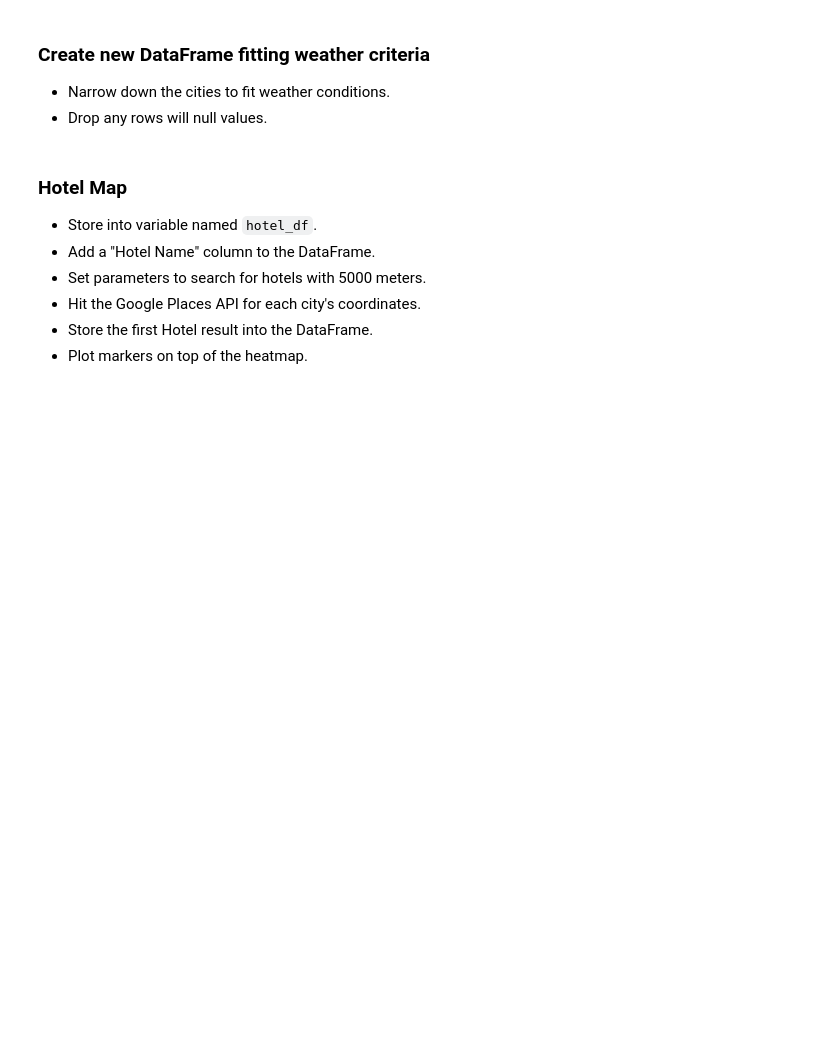
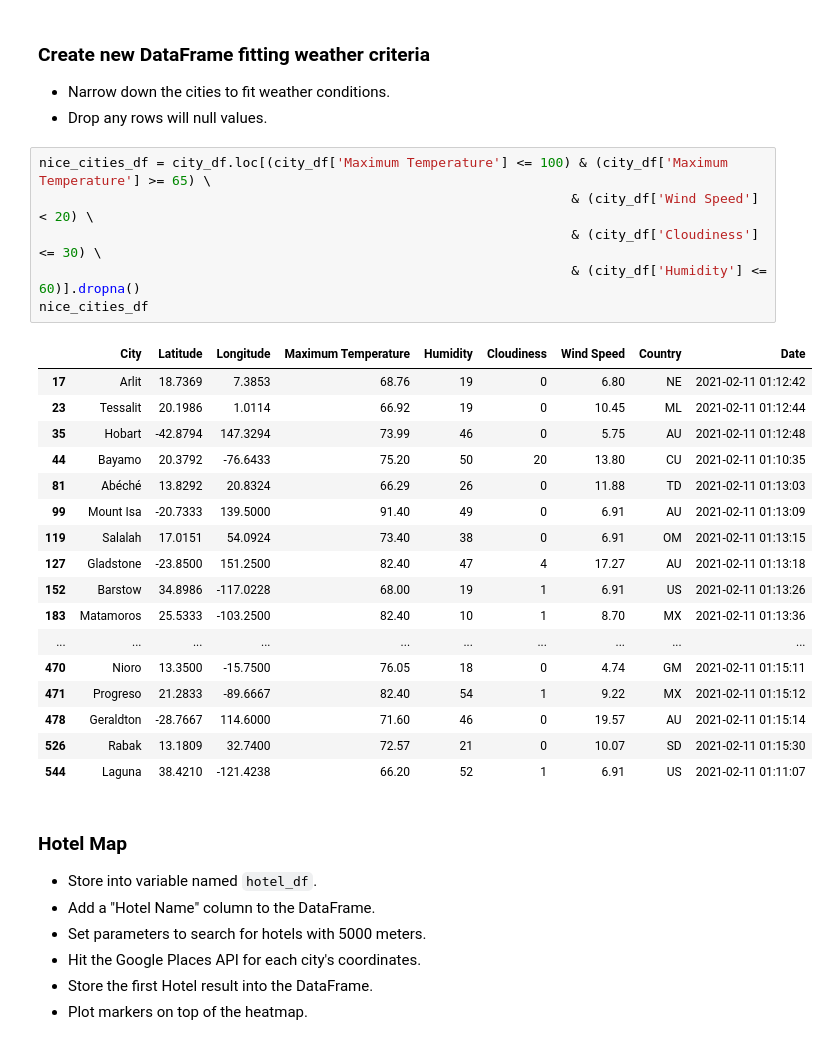
Before and after one commit to mrryanlittle/python-api-challenge, a Jupyter notebook: VacationPy/VacationPy.ipynb, the cells around one changed output. Cells and saved outputs as stored; diff of their text form; blank space fills up the shorter version.

```diff
--- a/VacationPy/VacationPy.ipynb
+++ b/VacationPy/VacationPy.ipynb
@@ -40,6 +48,30 @@ city_df.head()
 ### Create new DataFrame fitting weather criteria
 * Narrow down the cities to fit weather conditions.
 * Drop any rows will null values.
+# %%
+nice_cities_df = city_df.loc[(city_df['Maximum Temperature'] <= 100) & (city_df['Maximum Temperature'] >= 65) \
+                                                                    & (city_df['Wind Speed'] < 20) \
+                                                                    & (city_df['Cloudiness'] <= 30) \
+                                                                    & (city_df['Humidity'] <= 60)].dropna()
+nice_cities_df
+# %% [output]
+|  | City | Latitude | Longitude | Maximum Temperature | Humidity | Cloudiness | Wind Speed | Country | Date |
+| 17 | Arlit | 18.7369 | 7.3853 | 68.76 | 19 | 0 | 6.80 | NE | 2021-02-11 01:12:42 |
+| 23 | Tessalit | 20.1986 | 1.0114 | 66.92 | 19 | 0 | 10.45 | ML | 2021-02-11 01:12:44 |
+| 35 | Hobart | -42.8794 | 147.3294 | 73.99 | 46 | 0 | 5.75 | AU | 2021-02-11 01:12:48 |
+| 44 | Bayamo | 20.3792 | -76.6433 | 75.20 | 50 | 20 | 13.80 | CU | 2021-02-11 01:10:35 |
+| 81 | Abéché | 13.8292 | 20.8324 | 66.29 | 26 | 0 | 11.88 | TD | 2021-02-11 01:13:03 |
+| 99 | Mount Isa | -20.7333 | 139.5000 | 91.40 | 49 | 0 | 6.91 | AU | 2021-02-11 01:13:09 |
+| 119 | Salalah | 17.0151 | 54.0924 | 73.40 | 38 | 0 | 6.91 | OM | 2021-02-11 01:13:15 |
+| 127 | Gladstone | -23.8500 | 151.2500 | 82.40 | 47 | 4 | 17.27 | AU | 2021-02-11 01:13:18 |
+| 152 | Barstow | 34.8986 | -117.0228 | 68.00 | 19 | 1 | 6.91 | US | 2021-02-11 01:13:26 |
+| 183 | Matamoros | 25.5333 | -103.2500 | 82.40 | 10 | 1 | 8.70 | MX | 2021-02-11 01:13:36 |
+| ... | ... | ... | ... | ... | ... | ... | ... | ... | ... |
+| 470 | Nioro | 13.3500 | -15.7500 | 76.05 | 18 | 0 | 4.74 | GM | 2021-02-11 01:15:11 |
+| 471 | Progreso | 21.2833 | -89.6667 | 82.40 | 54 | 1 | 9.22 | MX | 2021-02-11 01:15:12 |
+| 478 | Geraldton | -28.7667 | 114.6000 | 71.60 | 46 | 0 | 19.57 | AU | 2021-02-11 01:15:14 |
+| 526 | Rabak | 13.1809 | 32.7400 | 72.57 | 21 | 0 | 10.07 | SD | 2021-02-11 01:15:30 |
+| 544 | Laguna | 38.4210 | -121.4238 | 66.20 | 52 | 1 | 6.91 | US | 2021-02-11 01:11:07 |
 # %% [markdown]
 ### Hotel Map
 * Store into variable named `hotel_df`.
```
Also changed, not shown: parts of 11 cells of this notebook, 7 other files.
